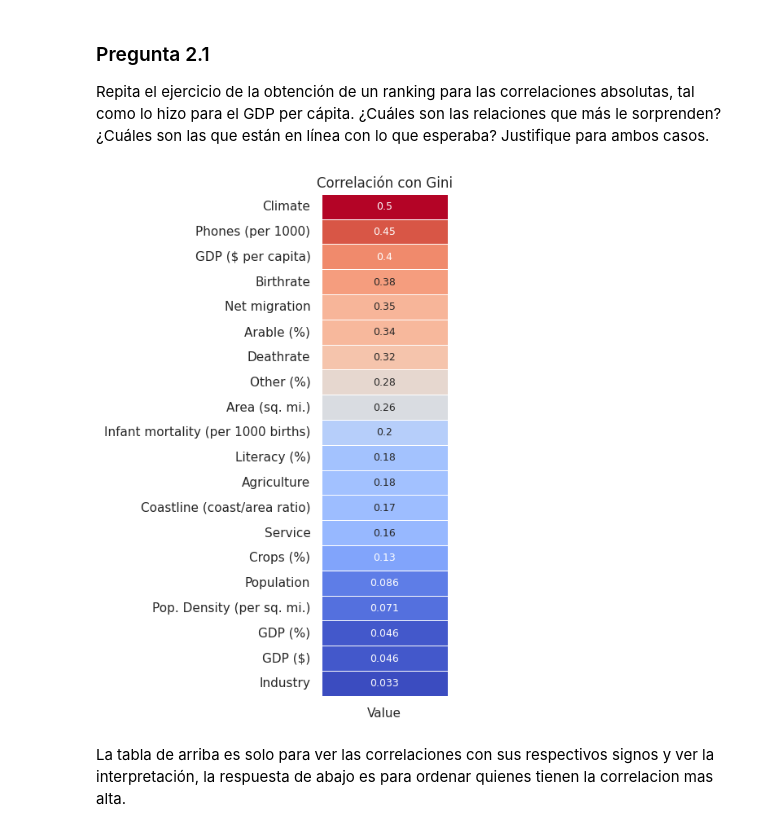
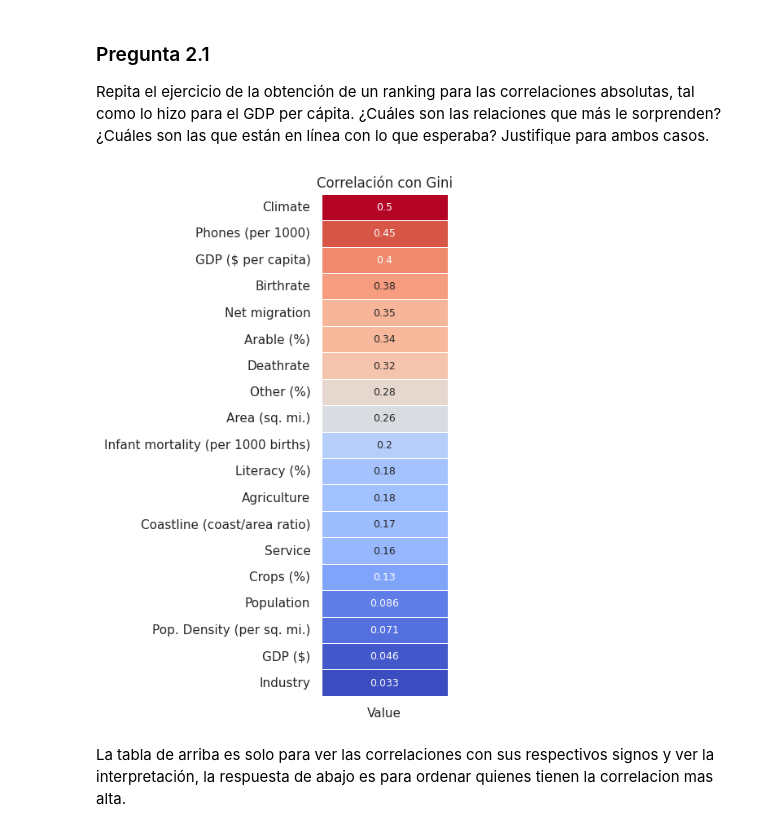
Before and after one commit to MaykolMedrano/AMLE, a Jupyter notebook: AMLE 2025:Tarea 01.ipynb, the cells around one changed output. Saved outputs shown, nothing was run; the diff lists cells and outputs as text; code cells hidden in the pictures.

```diff
--- a/AMLE 2025:Tarea 01.ipynb
+++ b/AMLE 2025:Tarea 01.ipynb
@@ -557,8 +559,6 @@ Cree una nueva columna `GDP (%)` que represente el GDP total de cada pais (no pe
 # %%
 # Calcular el GDP % de cada pais
 df['GDP ($)']   = df['GDP ($ per capita)'] * df['Population']
-df['GDP Total'] = df['GDP ($)'].sum()
-df['GDP (%)']   = df['GDP ($)'] / df['GDP Total']*100
 df
 # %% [output]
 |  | date | Country | Region | Population | Area (sq. mi.) | Pop. Density (per sq. mi.) | Coastline (coast/area ratio) | ... |
@@ -866,27 +863,28 @@ Repita el ejercicio de la obtención de un ranking para las correlaciones absolu
 # %%
 # Seleccion de variables numericas
 numeric_df = df_merged.select_dtypes(include=np.number)
-numeric_df = numeric_df.drop(columns=['date', 'Year', 'GDP Total'])
+numeric_df = numeric_df.drop(columns=['date', 'Year'])
 
 # Correlacion Value
 df_corr3 = numeric_df.corr()['Value']
 df_corr3 = df_corr3.abs()
 df_corr3 = df_corr3.sort_values(ascending=False)
 
 # Elimina la fila correspondiente a 'Value'
 df_corr3 = df_corr3.drop('Value', errors='ignore')
 
 # Crea un DataFrame para el mapa de calor
 heatmap_data = pd.DataFrame(df_corr3)
 
 # Crea el mapa de calor
-sns.set(style="darkgrid")
+sns.set_theme()
+plt.rcParams['font.size'] = 6
 plt.figure(figsize=(2, 8))
 sns.heatmap(heatmap_data, annot=True, cmap='coolwarm', linewidths=.5, cbar=False, annot_kws={"size": 9})
 plt.title('Correlación con Gini')
 plt.show()
 # %% [output]
-[figure, old version]
+[figure, new version]
 # %% [markdown]
 La tabla de arriba es solo para ver las correlaciones con sus respectivos signos y ver la interpretación, la respuesta de abajo es para ordenar quienes tienen la correlacion mas alta.
 # %%
```
Also changed, not shown: parts of 19 cells of this notebook.
